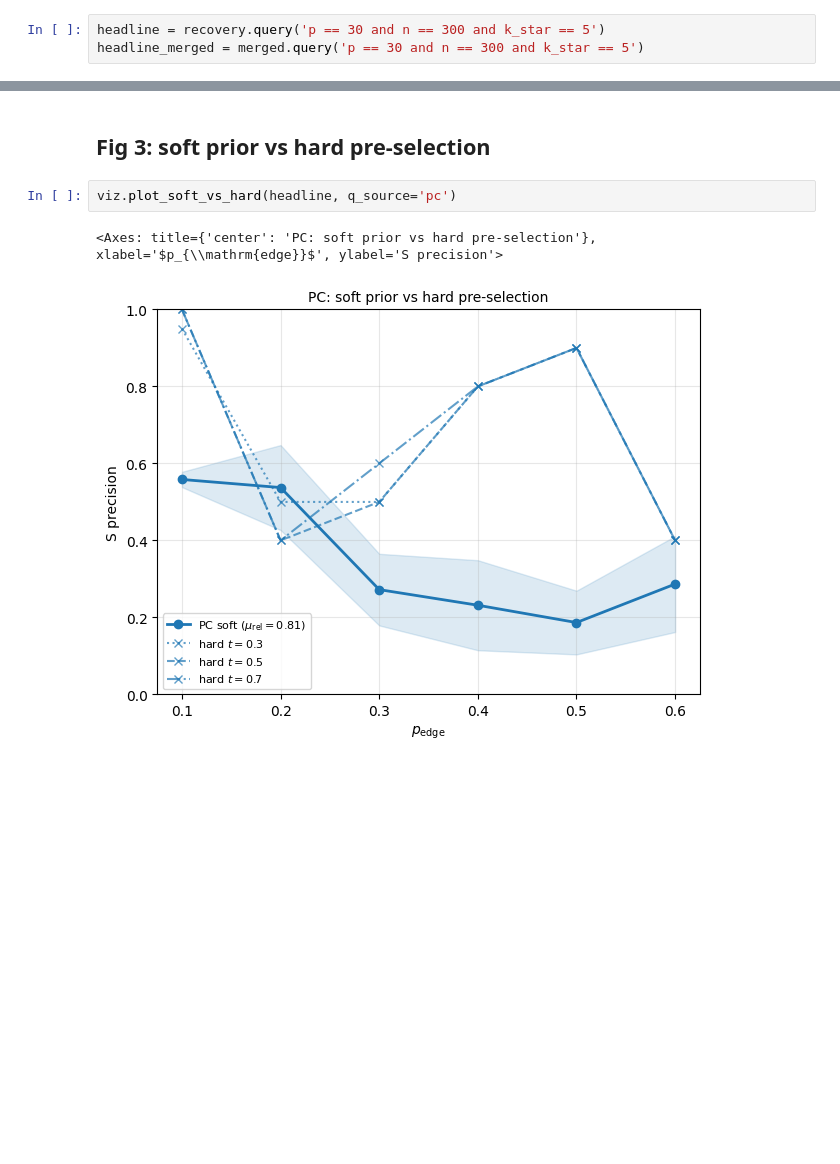
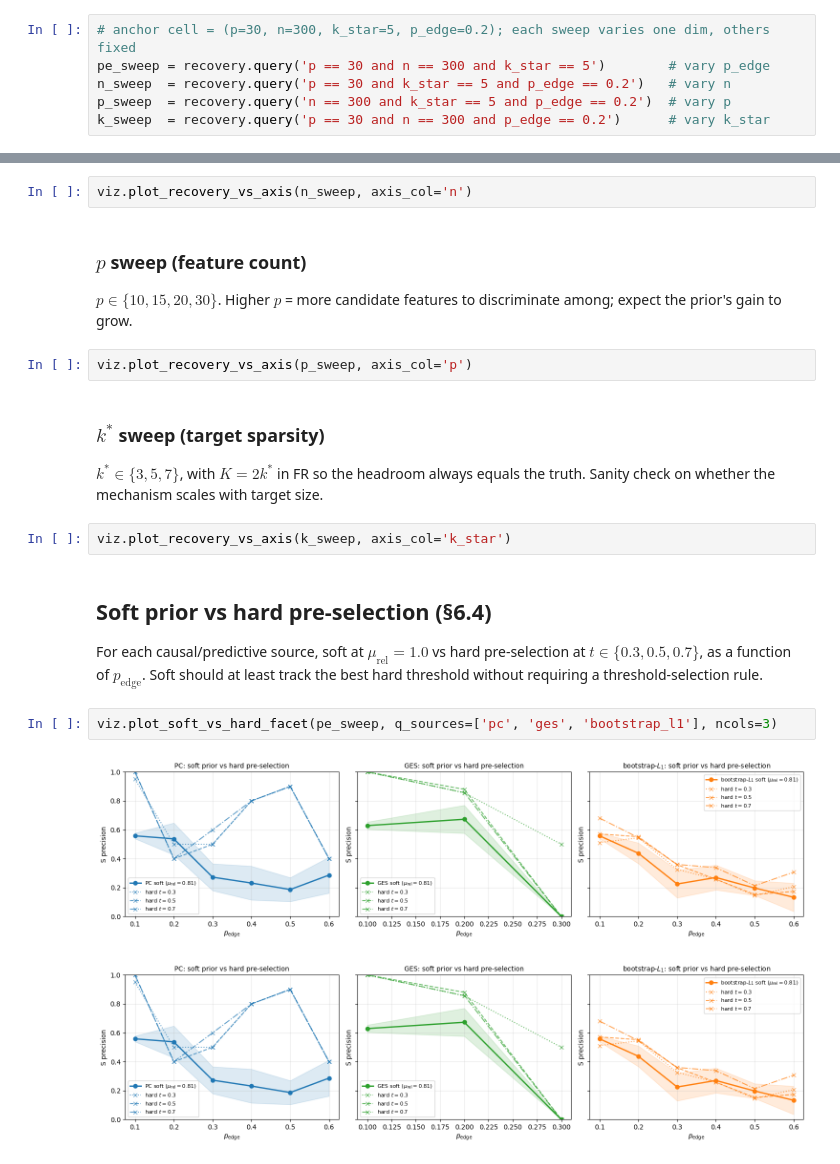
Before and after one commit to YasmineParent/tb_internship, a Jupyter notebook: notebooks/causal_prior/synthetic/recovery_plots.ipynb, the cells around one changed output, grey strips where cells are left out. Saved outputs shown, nothing was run; the diff lists cells and outputs as text; blank space fills up the shorter version.

```diff
--- a/notebooks/causal_prior/synthetic/recovery_plots.ipynb
+++ b/notebooks/causal_prior/synthetic/recovery_plots.ipynb
@@ -24,4 +16,7 @@ Trying to import in ABI mode.
 # %%
-headline = recovery.query('p == 30 and n == 300 and k_star == 5')
-headline_merged = merged.query('p == 30 and n == 300 and k_star == 5')
+# anchor cell = (p=30, n=300, k_star=5, p_edge=0.2); each sweep varies one dim, others fixed
+pe_sweep = recovery.query('p == 30 and n == 300 and k_star == 5')        # vary p_edge
+n_sweep  = recovery.query('p == 30 and k_star == 5 and p_edge == 0.2')   # vary n
+p_sweep  = recovery.query('n == 300 and k_star == 5 and p_edge == 0.2')  # vary p
+k_sweep  = recovery.query('p == 30 and n == 300 and p_edge == 0.2')      # vary k_star
 # %% [markdown]
@@ -66,7 +47,21 @@ S_precision gain over vanilla:
+# %%
+viz.plot_recovery_vs_axis(n_sweep, axis_col='n')
+# %% [markdown]
+### $p$ sweep (feature count)
+$p \in \{10, 15, 20, 30\}$. Higher $p$ = more candidate features to discriminate among; expect the prior's gain to grow.
+# %%
+viz.plot_recovery_vs_axis(p_sweep, axis_col='p')
+# %% [markdown]
+### $k^*$ sweep (target sparsity)
+$k^* \in \{3, 5, 7\}$, with $K = 2 k^*$ in FR so the headroom always equals the truth. Sanity check on whether the mechanism scales with target size.
+# %%
+viz.plot_recovery_vs_axis(k_sweep, axis_col='k_star')
 # %% [markdown]
-## Fig 3: soft prior vs hard pre-selection
+## Soft prior vs hard pre-selection (§6.4)
+
+For each causal/predictive source, soft at $\mu_\mathrm{rel}=1.0$ vs hard pre-selection at $t \in \{0.3, 0.5, 0.7\}$, as a function of $p_\mathrm{edge}$. Soft should at least track the best hard threshold without requiring a threshold-selection rule.
 # %%
-viz.plot_soft_vs_hard(headline, q_source='pc')
+viz.plot_soft_vs_hard_facet(pe_sweep, q_sources=['pc', 'ges', 'bootstrap_l1'], ncols=3)
 # %% [output]
-<Axes: title={'center': 'PC: soft prior vs hard pre-selection'}, xlabel='$p_{\\mathrm{edge}}$', ylabel='S precision'>
-[figure, old version]
+[figure, new version]
+[figure, added]
```
Also changed, not shown: parts of 9 cells of this notebook, 5 other files.
